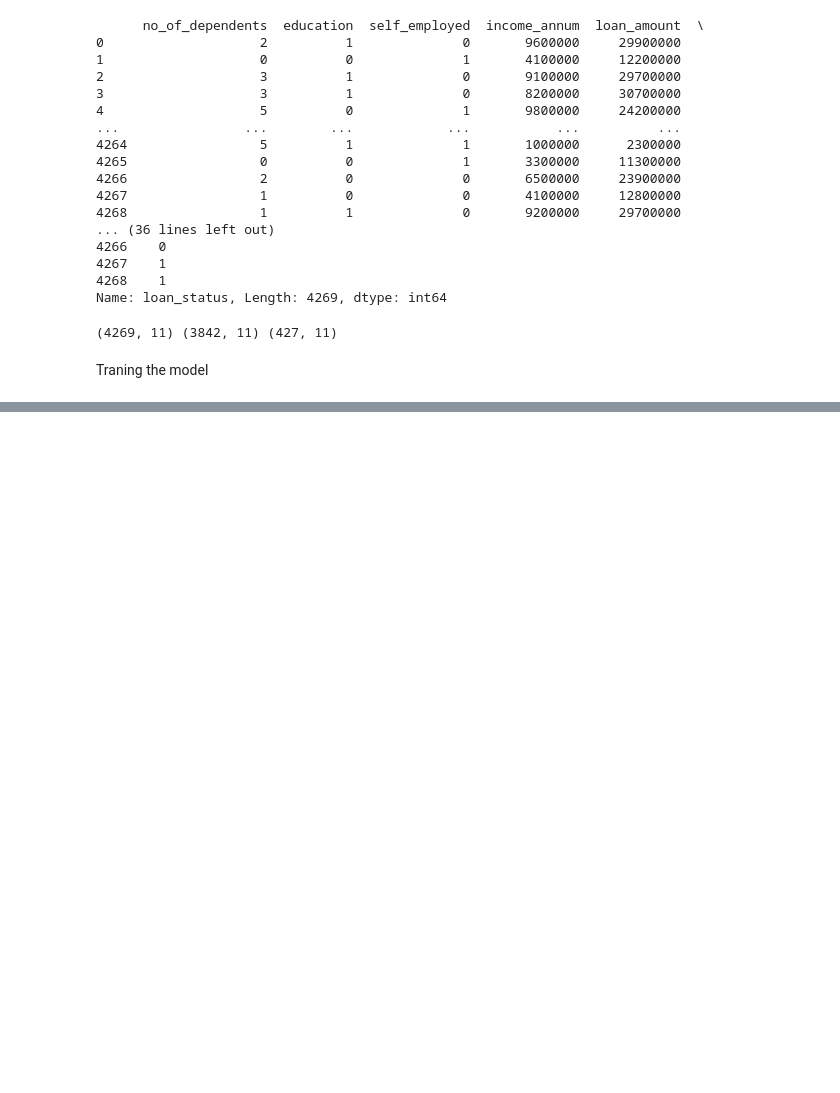
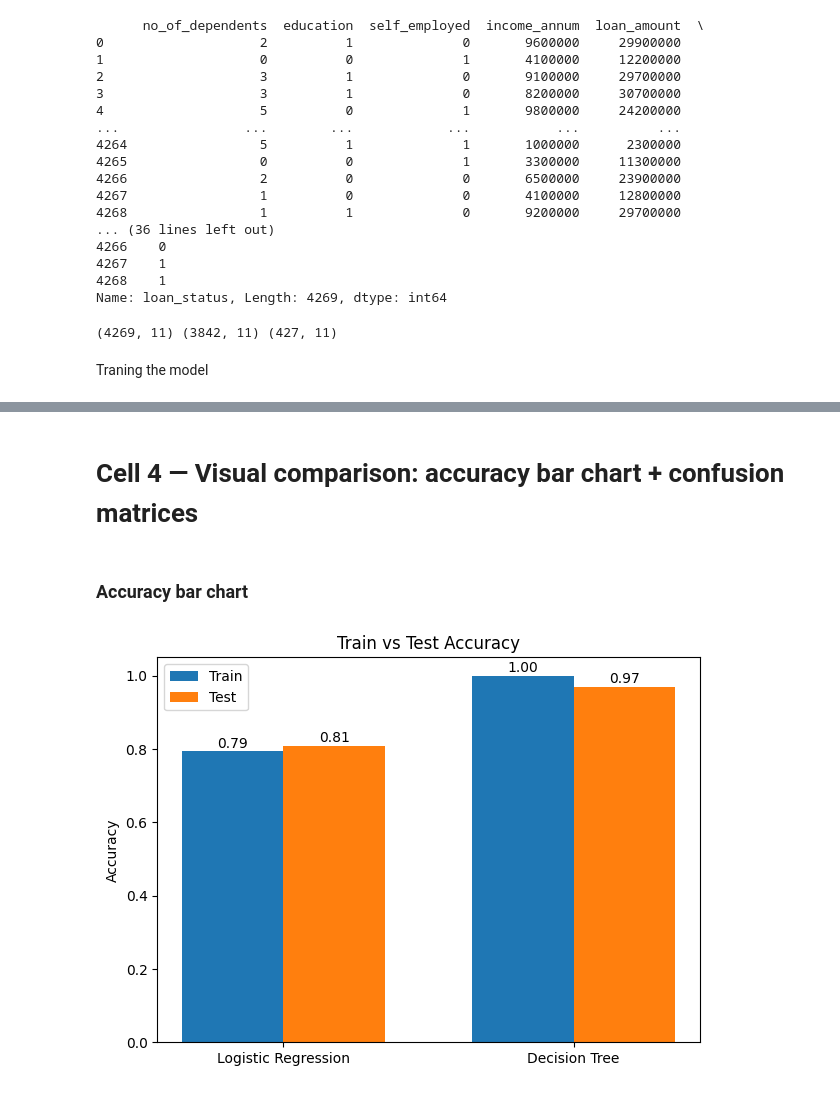
Before and after one commit to CodewithTanzeel/Loan-Approval-Prediction, a Jupyter notebook: Loan_Approval_PredictionApp.ipynb, the cells around one changed output, grey strips where cells are left out. Drawn from its saved outputs; the diff is of its cells as text; code cells hidden in the pictures; blank space fills up the shorter version.

```diff
--- a/Loan_Approval_PredictionApp.ipynb
+++ b/Loan_Approval_PredictionApp.ipynb
@@ -204,0 +213,4 @@ classifier.fit(X_train,Y_train)
+# %%
+# Logistic Regression
+log_classifier = LogisticRegression(max_iter=200)
+log_classifier.fit(X_train, Y_train)
@@ -204,0 +219,4 @@ classifier.fit(X_train,Y_train)
+# %%
+# Decision Tree
+tree_classifier = DecisionTreeClassifier(random_state=42)
+tree_classifier.fit(X_train, Y_train)
@@ -204,0 +253,12 @@ classifier.fit(X_train,Y_train)
+# %%
+# Decision Tree
+train_pred_tree = tree_classifier.predict(X_train)
+test_pred_tree  = tree_classifier.predict(X_test)
+train_acc_tree  = accuracy_score(Y_train, train_pred_tree)
+test_acc_tree   = accuracy_score(Y_test,  test_pred_tree)
+
+print("\n Decision Tree")
+print(" Train accuracy:", round(train_acc_tree, 4))
+print(" Test  accuracy:", round(test_acc_tree, 4))
+print("\nClassification report (test):")
+print(classification_report(Y_test, test_pred_tree))
@@ -204,0 +279,33 @@ classifier.fit(X_train,Y_train)
+# %% [markdown]
+# Cell 4 — Visual comparison: accuracy bar chart + confusion matrices
+# %% [markdown]
+### Accuracy bar chart
+# %%
+# Cell 4 — Visual comparison: accuracy bar chart + confusion matrices
+
+# Accuracy bar chart
+labels = ['Logistic Regression', 'Decision Tree']
+train_scores = [train_acc_log, train_acc_tree]
+test_scores  = [test_acc_log, test_acc_tree]
+
+x = np.arange(len(labels))
+width = 0.35
+
+fig, ax = plt.subplots(figsize=(7,5))
+ax.bar(x - width/2, train_scores, width, label='Train')
+ax.bar(x + width/2, test_scores, width, label='Test')
+ax.set_ylabel('Accuracy')
+ax.set_ylim(0,1.05)
+ax.set_xticks(x)
+ax.set_xticklabels(labels)
+ax.set_title('Train vs Test Accuracy')
+ax.legend()
+
+for i, v in enumerate(train_scores):
+    ax.text(i - width/2, v + 0.01, f"{v:.2f}", ha='center')
+for i, v in enumerate(test_scores):
+    ax.text(i + width/2, v + 0.01, f"{v:.2f}", ha='center')
+
+plt.show()
+# %% [output]
+[figure, added]
```
Also changed, not shown: parts of 12 cells of this notebook.
